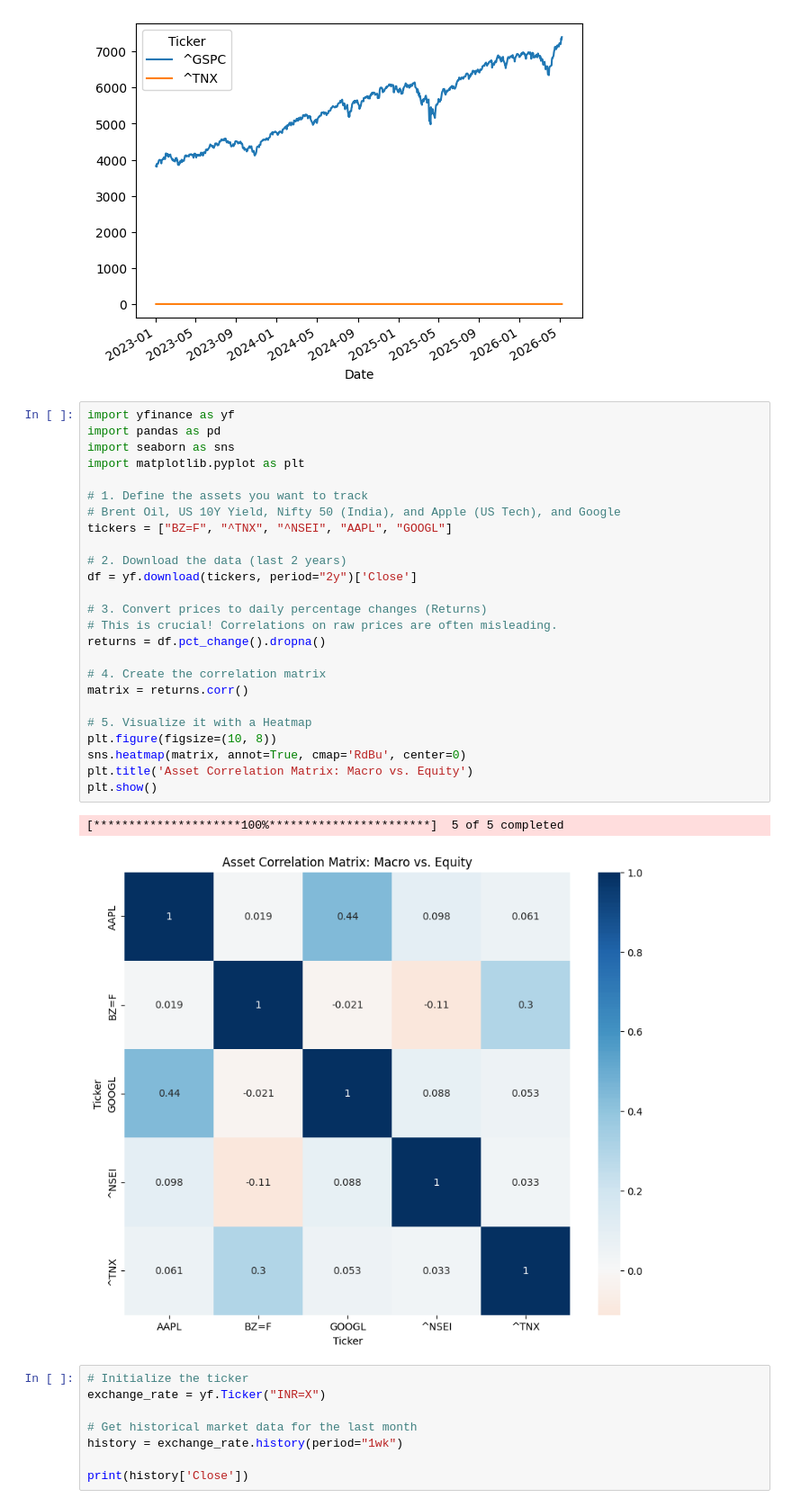
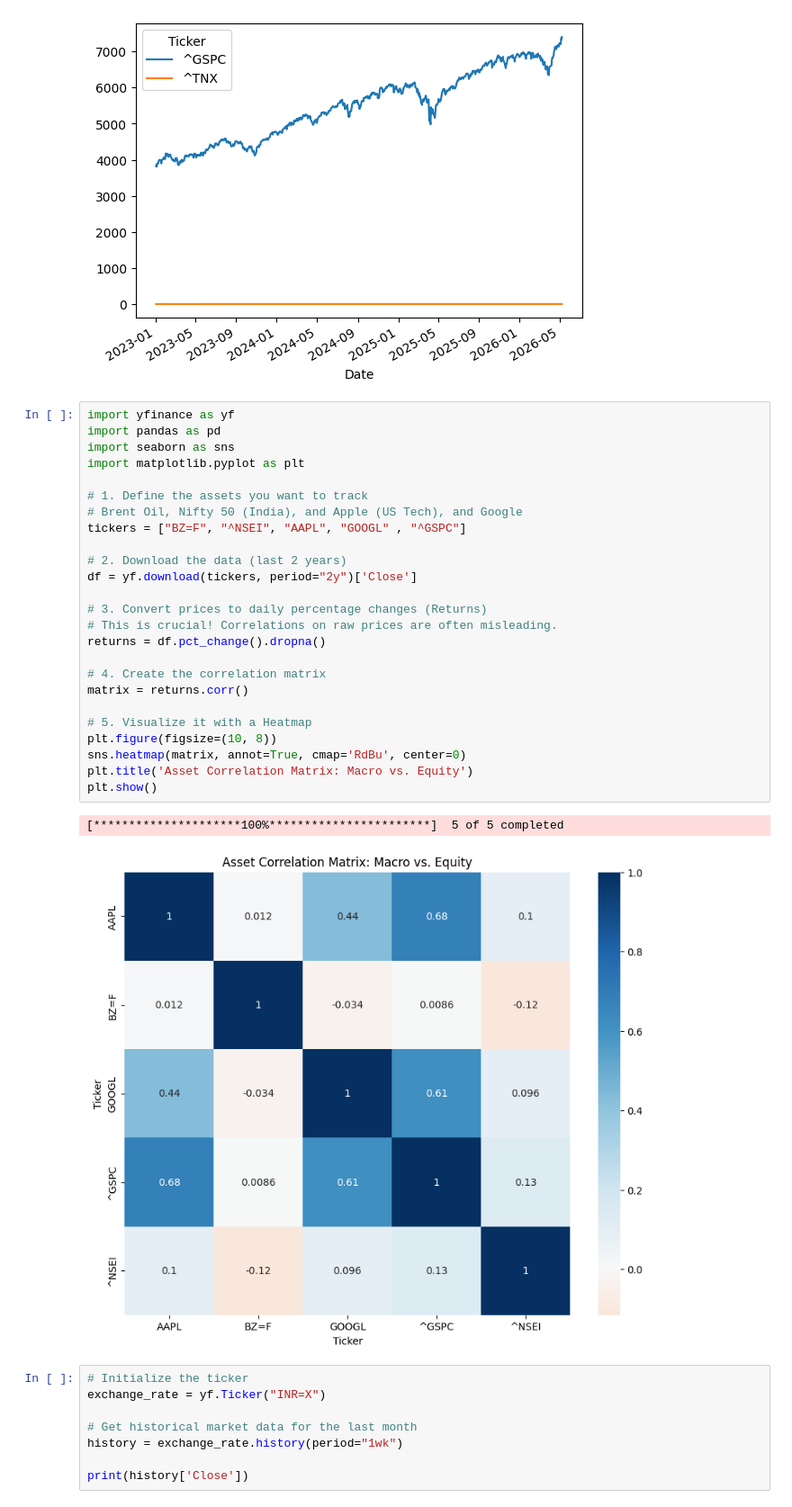
Before and after one commit to aadios2311-wq/Equity-Research-Macro-Tracker, a Jupyter notebook: Untitled0.ipynb, the cells around one changed output. Shown at 90% size. Cells and saved outputs as stored; diff of their text form.

```diff
--- a/Untitled0.ipynb
+++ b/Untitled0.ipynb
@@ -13,31 +13,31 @@ data['Close'].plot()
 # %%
 import yfinance as yf
 import pandas as pd
 import seaborn as sns
 import matplotlib.pyplot as plt
 
 # 1. Define the assets you want to track
-# Brent Oil, US 10Y Yield, Nifty 50 (India), and Apple (US Tech), and Google
-tickers = ["BZ=F", "^TNX", "^NSEI", "AAPL", "GOOGL"]
+# Brent Oil, Nifty 50 (India), and Apple (US Tech), and Google
+tickers = ["BZ=F", "^NSEI", "AAPL", "GOOGL" , "^GSPC"]
 
 # 2. Download the data (last 2 years)
 df = yf.download(tickers, period="2y")['Close']
 
 # 3. Convert prices to daily percentage changes (Returns)
 # This is crucial! Correlations on raw prices are often misleading.
 returns = df.pct_change().dropna()
 
 # 4. Create the correlation matrix
 matrix = returns.corr()
 
 # 5. Visualize it with a Heatmap
 plt.figure(figsize=(10, 8))
 sns.heatmap(matrix, annot=True, cmap='RdBu', center=0)
 plt.title('Asset Correlation Matrix: Macro vs. Equity')
 plt.show()
 # %% [output]
 [*********************100%***********************]  5 of 5 completed
-[figure, old version]
+[figure, new version]
 # %%
 # Initialize the ticker
 exchange_rate = yf.Ticker("INR=X")
```
